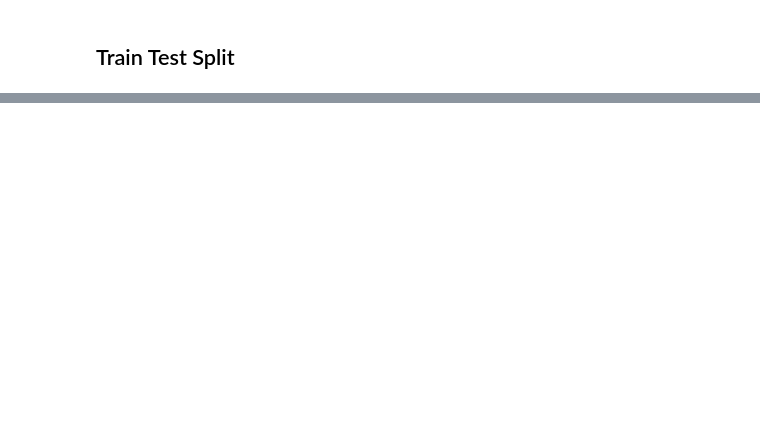
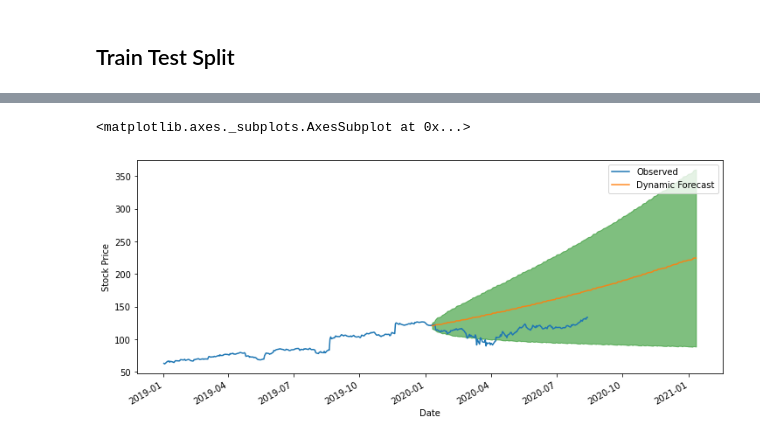
Before and after one commit to davidrtorres/Model-5-Stock-Price-Forecasting, a Jupyter notebook: Stocks_Capstone_2-9-21.ipynb, the cells around one changed output, grey strips where cells are left out. Cells and saved outputs as stored; diff of their text form; code cells hidden in the pictures; blank space fills up the shorter version.

```diff
--- a/Stocks_Capstone_2-9-21.ipynb
+++ b/Stocks_Capstone_2-9-21.ipynb
@@ -1201,13 +1538,16 @@ def prediction_vis(pred_dynamic,pred_dynamic_conf, y):
 
   # Set axes labels
   ax.set_xlabel('Date')
-  ax.set_ylabel('Sale Price')
+  ax.set_ylabel('Stock Price')
   plt.legend()
 
   return ax
 # %%
-# prediction_visual = prediction_vis(pred_dynamic,pred_dynamic_conf,train[current_zip])
-# prediction_visual
+prediction_visual = prediction_vis(pred_dynamic,pred_dynamic_conf,train[current_zip])
+prediction_visual
+# %% [output]
+<matplotlib.axes._subplots.AxesSubplot at 0x...>
+[figure, added]
 # %%
 # Get the real and predicted values
 forecast_11238 = pred_dynamic.predicted_mean
```
Also changed, not shown: parts of 42 cells of this notebook, 6 other files.
